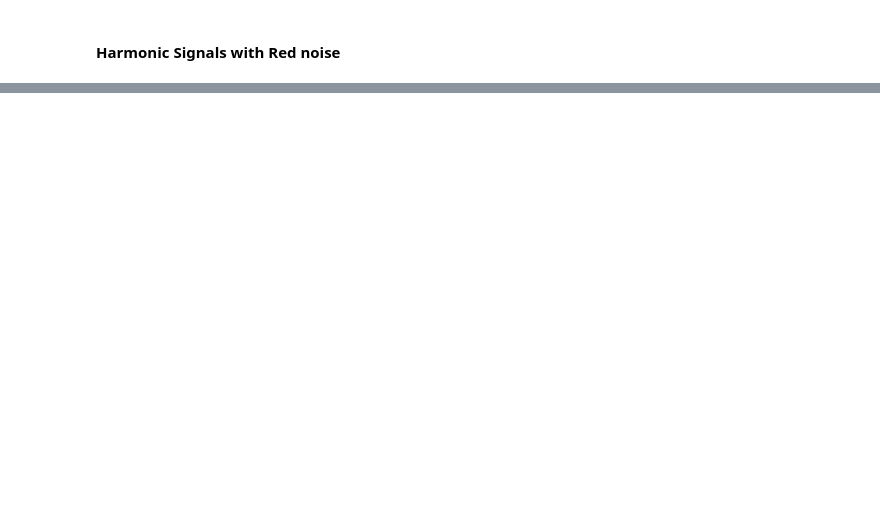
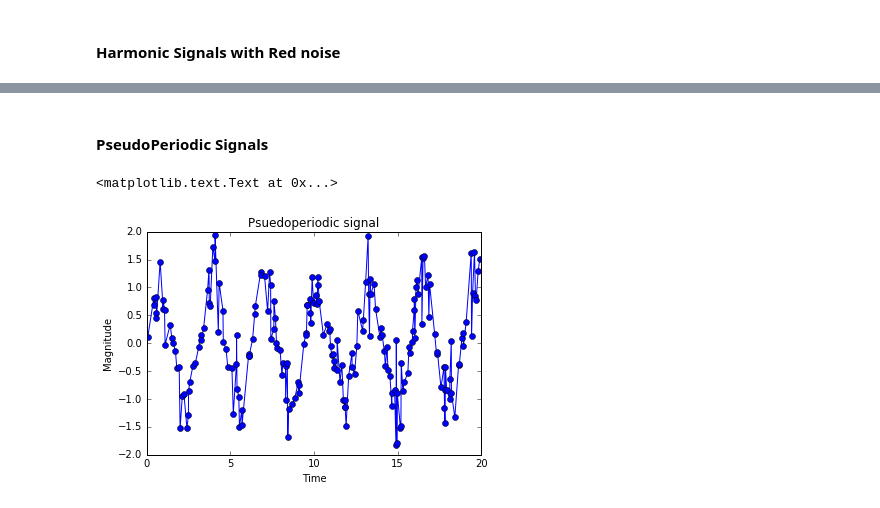
Before and after one commit to TimeSynth/TimeSynth, a Jupyter notebook: TimeSynthExamples.ipynb, the cells around one changed output, grey strips where cells are left out. Saved outputs shown, nothing was run; the diff lists cells and outputs as text; code cells hidden in the pictures; blank space fills up the shorter version.

Commit message:
Adding pseudoperiodic example

```diff
--- a/TimeSynthExamples.ipynb
+++ b/TimeSynthExamples.ipynb
@@ -61,0 +62,25 @@ plt.title('Red noise')
+# %% [markdown]
+#### PseudoPeriodic Signals
+# %%
+#Initializing TimeSampler
+time_sampler_pp = ts.TimeSampler(stop_time=20)
+#Sampling irregular time samples
+irregular_time_samples_pp = time_sampler_pp.sample_irregular_time(resolution=0.05, keep_percentage=50)
+# %%
+#Initializing Pseudoperiodic signal
+pseudo_periodic = ts.signals.PseudoPeriodic(frequency=2, freqSD=0.01, ampSD=0.5)
+# %%
+#Initializing TimeSeries class with the pseudoperiodic signal
+timeseries_pp = ts.TimeSeries(pseudo_periodic)
+# %%
+#Sampling using the irregular time samples
+samples_pp, signals_pp, errors_pp = timeseries_pp.sample_(irregular_time_samples_pp)
+# %%
+#Plotting the series
+plt.plot(irregular_time_samples_pp, samples_pp, marker='o')
+plt.xlabel('Time')
+plt.ylabel('Magnitude')
+plt.title('Psuedoperiodic signal')
+# %% [output]
+<matplotlib.text.Text at 0x...>
+[figure, added]
```
Also changed, not shown: parts of 3 cells of this notebook.
